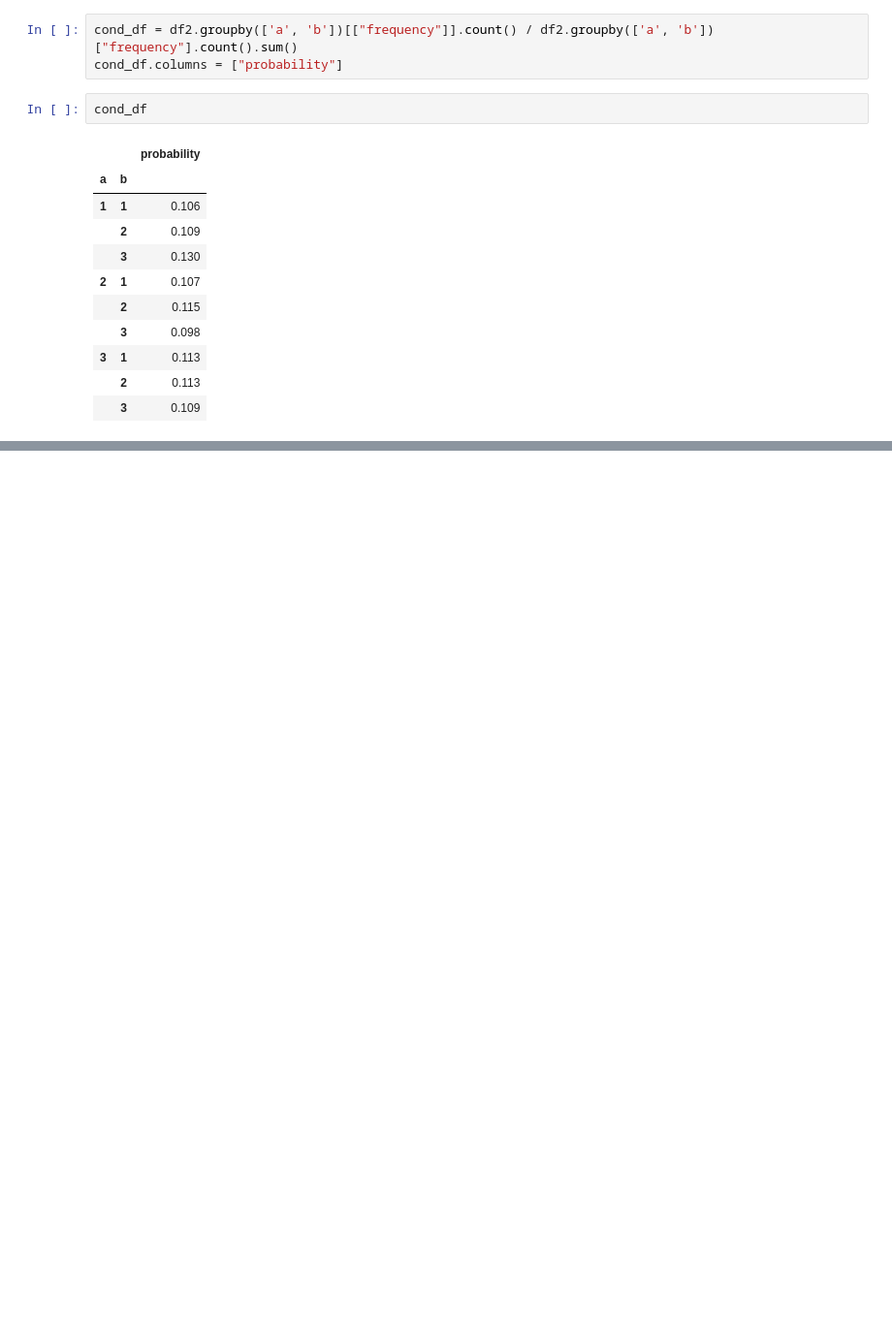
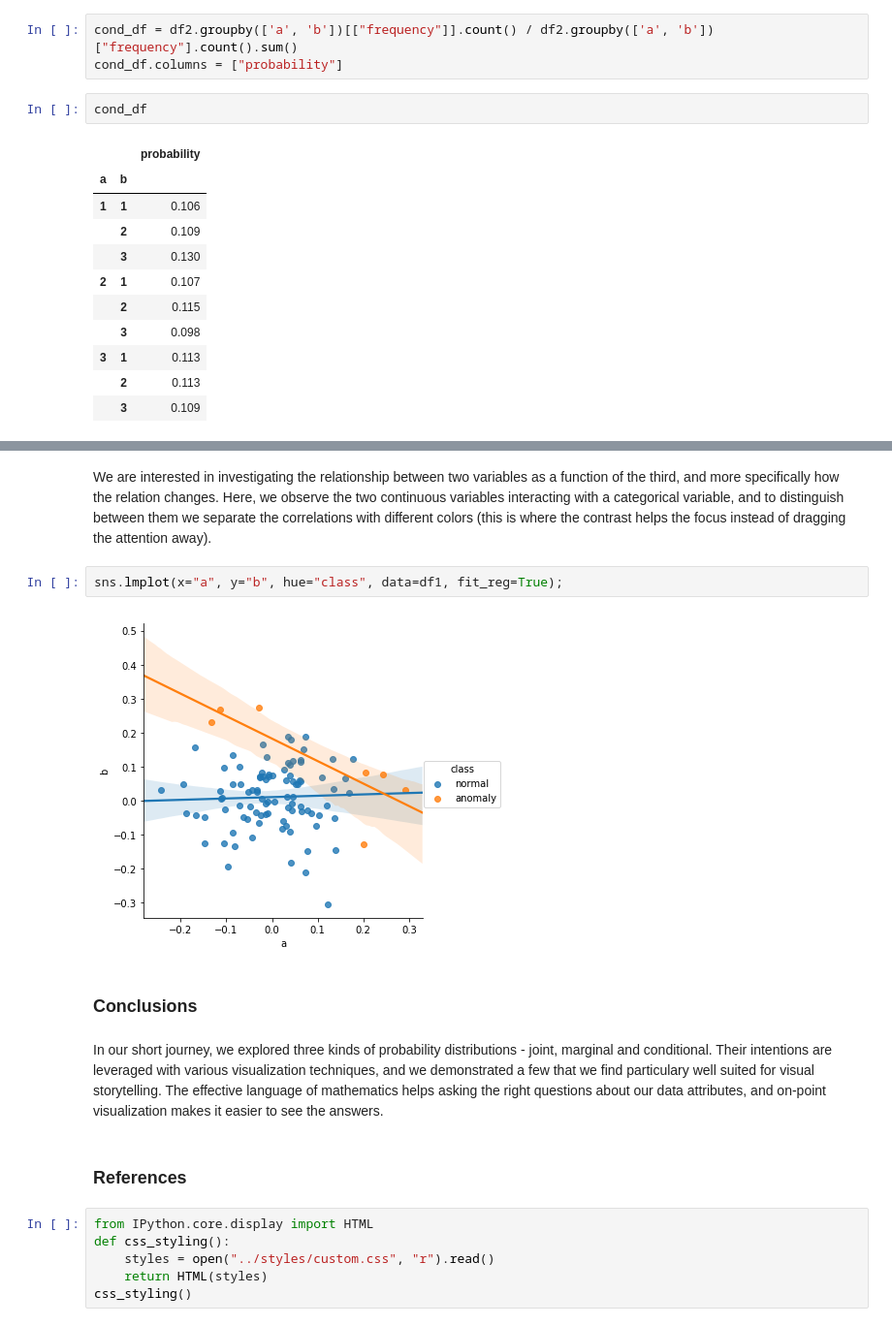
Before and after one commit to sshegheva/data-diary, a Jupyter notebook: blogs/statistical-approach-to-visualization.ipynb, the cells around one changed output, grey strips where cells are left out. Shown: that part at 97% size. Saved outputs shown, nothing was run; the diff lists cells and outputs as text; blank space fills up the shorter version.

```diff
--- a/blogs/statistical-approach-to-visualization.ipynb
+++ b/blogs/statistical-approach-to-visualization.ipynb
@@ -152,0 +156,18 @@ sns.heatmap(cond_df.unstack("b"), annot=True, cmap="YlGnBu");
+# %% [markdown]
+We are interested in investigating the relationship between two variables as a function of the third, and more specifically how the relation changes. Here, we observe the two continuous variables interacting with a categorical variable, and to distinguish between them we separate the correlations with different colors (this is where the contrast helps the focus instead of dragging the attention away).
+# %%
+sns.lmplot(x="a", y="b", hue="class", data=df1, fit_reg=True);
+# %% [output]
+[figure, added]
+# %% [markdown]
+### Conclusions
+# %% [markdown]
+In our short journey, we explored three kinds of probability distributions - joint, marginal and conditional. Their intentions are leveraged with various visualization techniques, and we demonstrated a few that we find particulary well suited for visual storytelling. The effective language of mathematics helps asking the right questions about our data attributes, and on-point visualization makes it easier to see the answers.
+# %% [markdown]
+### References
+# %%
+from IPython.core.display import HTML
+def css_styling():
+    styles = open("../styles/custom.css", "r").read()
+    return HTML(styles)
+css_styling()
```
Also changed, not shown: parts of 25 cells of this notebook.
